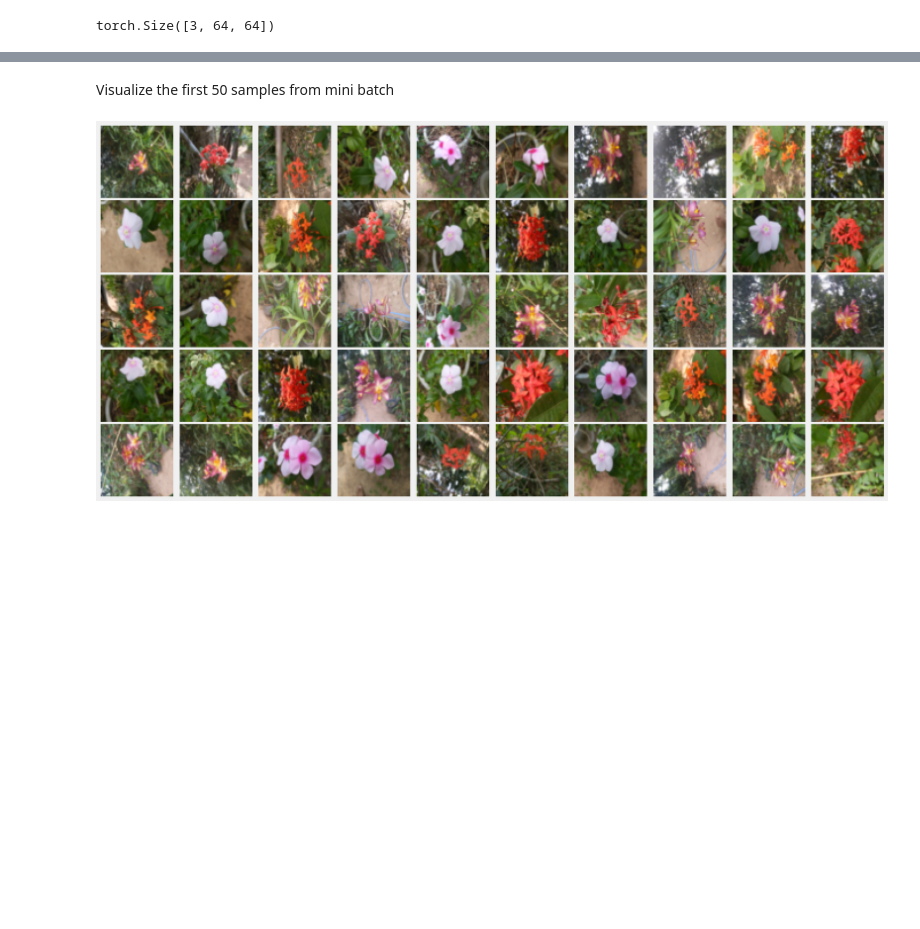
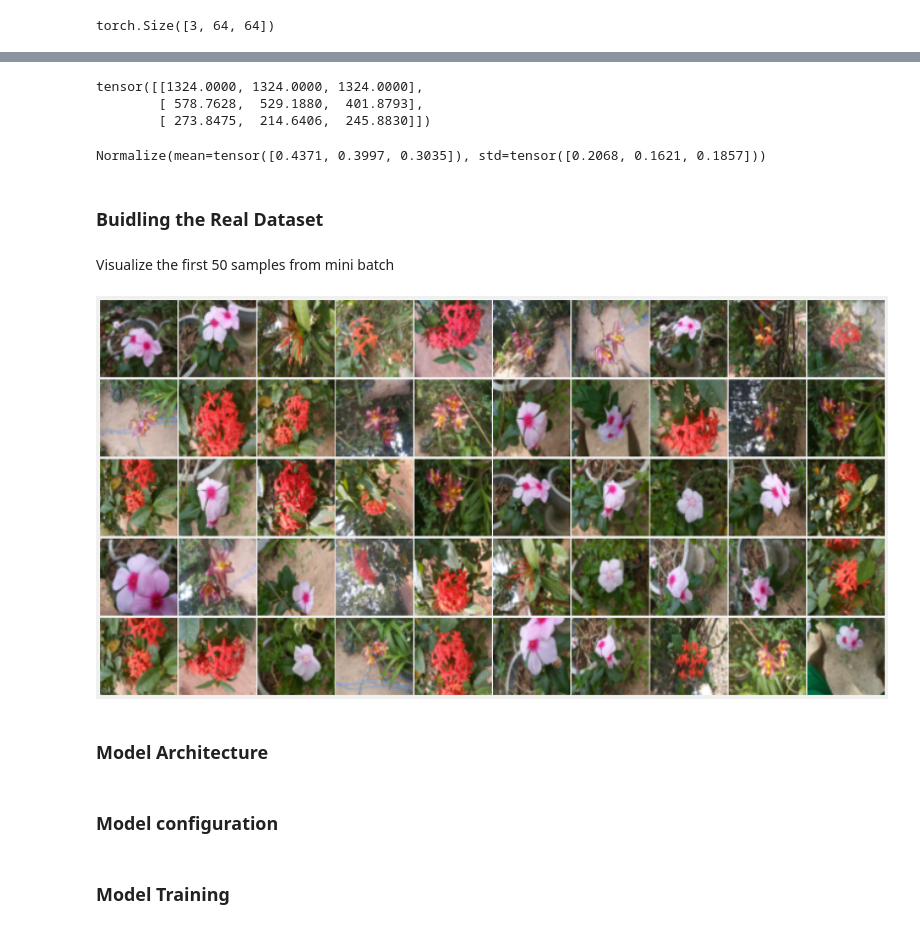
Before and after one commit to Anushkach/Deep--Learning-Projects, a Jupyter notebook: Flower classifier/training.ipynb, the cells around one changed output, grey strips where cells are left out. Drawn from its saved outputs; the diff is of its cells as text; code cells hidden in the pictures; blank space fills up the shorter version.

```diff
--- a/Flower classifier/training.ipynb
+++ b/Flower classifier/training.ipynb
@@ -735,0 +734,14 @@ NameError: name 'normalizer' is not defined
+# %%
+results=StepByStep.loader_apply(temp_loader,StepByStep.statistics_per_channel)
+results
+# %% [output]
+tensor([[1324.0000, 1324.0000, 1324.0000],
+        [ 578.7628,  529.1880,  401.8793],
+        [ 273.8475,  214.6406,  245.8830]])
+# %%
+normalizer=StepByStep.make_normalizer(temp_loader)
+normalizer
+# %% [output]
+Normalize(mean=tensor([0.4371, 0.3997, 0.3035]), std=tensor([0.2068, 0.1621, 0.1857]))
+# %% [markdown]
+### Buidling the Real Dataset
@@ -738,21 +759,23 @@ Visualize the first 50 samples from mini batch
 # %%
 import matplotlib.pyplot as plt
 
 # Create a figure and grid of subplots
-fig, axes = plt.subplots(5, 10, figsize=(20, 10))
+fig, axes = plt.subplots(5, 10, figsize=(22, 12))
 
 # Shrink the space between subplots
-plt.subplots_adjust(wspace=-0.07, hspace=0.03)
+plt.subplots_adjust(wspace=0.02, hspace=-0.01)
 
 for i in range(50):
     # Convert the tensor to a PIL image
     pil_image = ToPILImage()(first_images[i])
 
     # Display the image
     axes[i//10, i%10].imshow(pil_image)
     axes[i//10, i%10].axis('off')
 
 
 plt.show()
 # %% [output]
-[figure, old version]
+[figure, new version]
+# %% [markdown]
+### Model Architecture
@@ -758,0 +834,2 @@ plt.show()
+# %% [markdown]
+### Model configuration
@@ -758,0 +841,2 @@ plt.show()
+# %% [markdown]
+### Model Training
```
Also changed, not shown: parts of 9 cells of this notebook.
